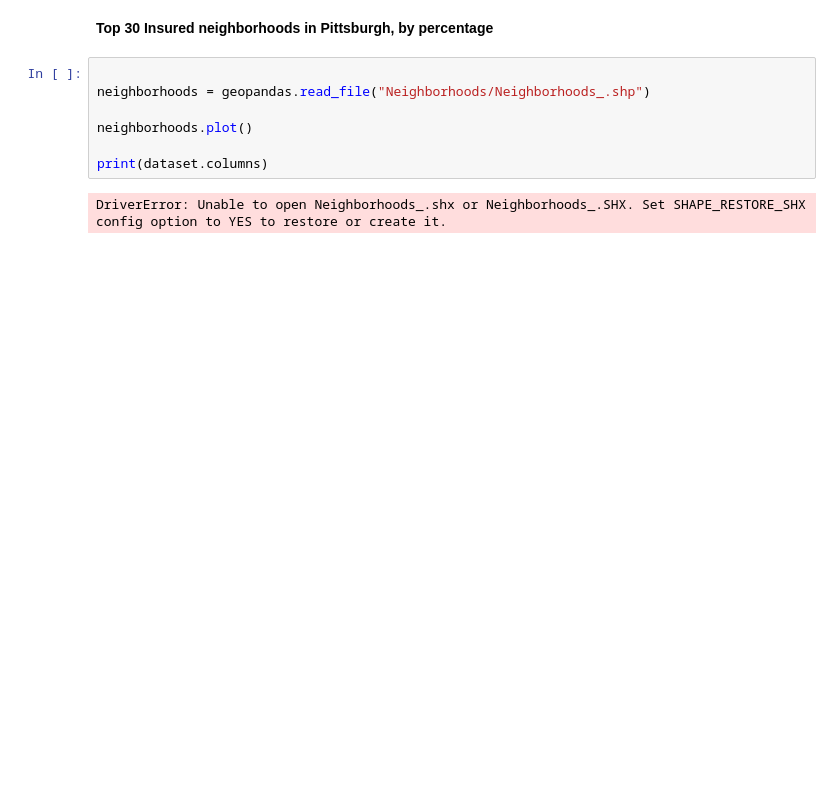
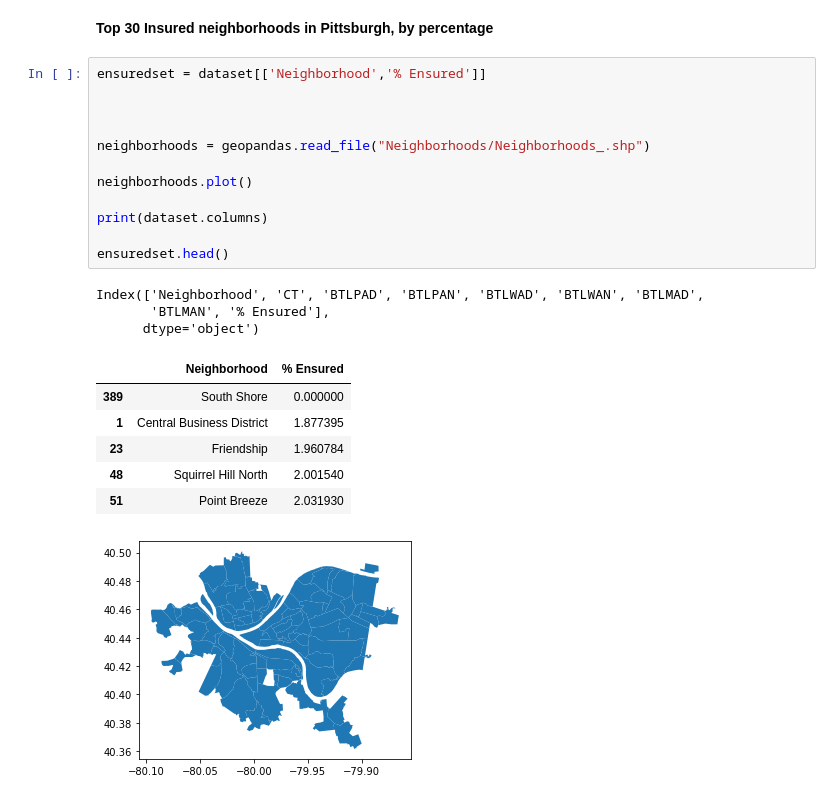
Before and after one commit to mmb181/FinalProject, a Jupyter notebook: Kittrick Data/KittrickMetric.ipynb, the cells around one changed output. Drawn from its saved outputs; the diff is of its cells as text; blank space fills up the shorter version.

```diff
--- a/Kittrick Data/KittrickMetric.ipynb
+++ b/Kittrick Data/KittrickMetric.ipynb
@@ -120,14 +126,28 @@ dataset.head(30).plot.bar(x='Neighborhood', y='% Ensured', figsize=(20,8))
 # %% [markdown]
 **Top 30 Insured neighborhoods in Pittsburgh, by percentage**
 # %%
+ensuredset = dataset[['Neighborhood','% Ensured']]
+
+
 
 neighborhoods = geopandas.read_file("Neighborhoods/Neighborhoods_.shp")
 
 neighborhoods.plot()
 
 print(dataset.columns)
+
+ensuredset.head()
 # %% [output]
-DriverError: Unable to open Neighborhoods_.shx or Neighborhoods_.SHX. Set SHAPE_RESTORE_SHX config option to YES to restore or create it.
+Index(['Neighborhood', 'CT', 'BTLPAD', 'BTLPAN', 'BTLWAD', 'BTLWAN', 'BTLMAD',
+       'BTLMAN', '% Ensured'],
+      dtype='object')
+|  | Neighborhood | % Ensured |
+| 389 | South Shore | 0.000000 |
+| 1 | Central Business District | 1.877395 |
+| 23 | Friendship | 1.960784 |
+| 48 | Squirrel Hill North | 2.001540 |
+| 51 | Point Breeze | 2.031930 |
+[figure, added]
 # %%
 neighborhoods = geopandas.read_file("Neighborhoods/Neighborhoods_.shp")
 
```
Also changed, not shown: parts of 4 cells of this notebook, 5 other files.
